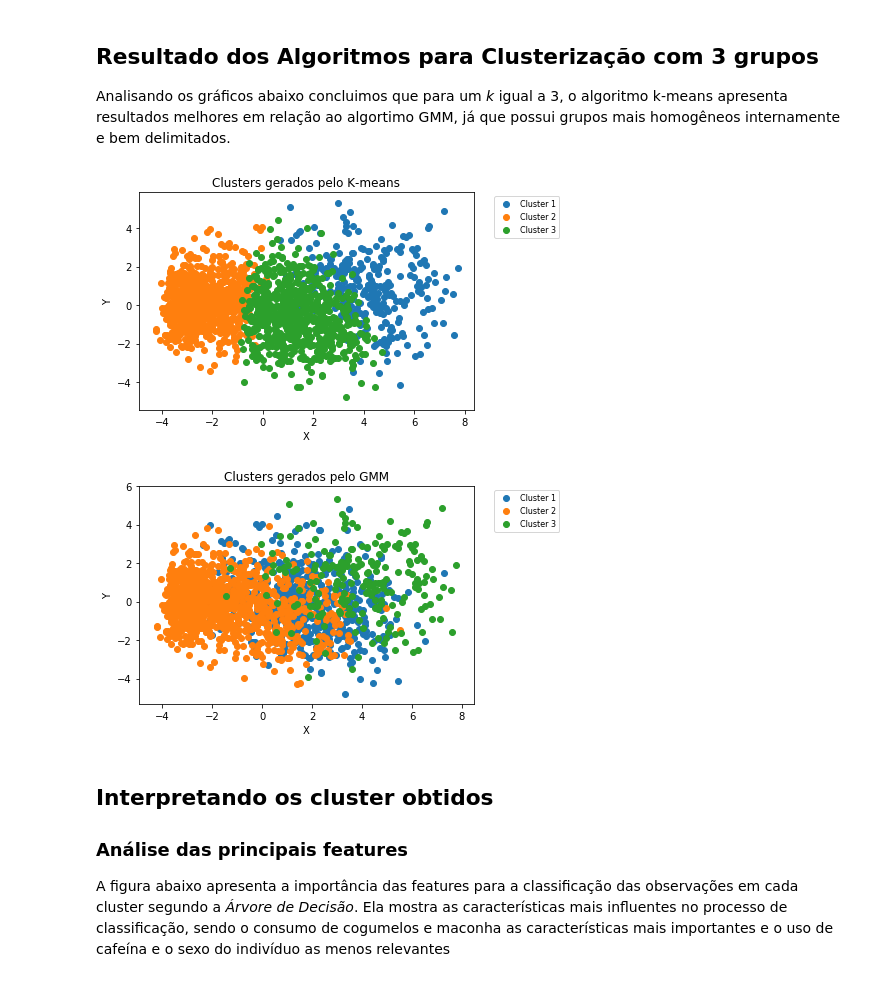
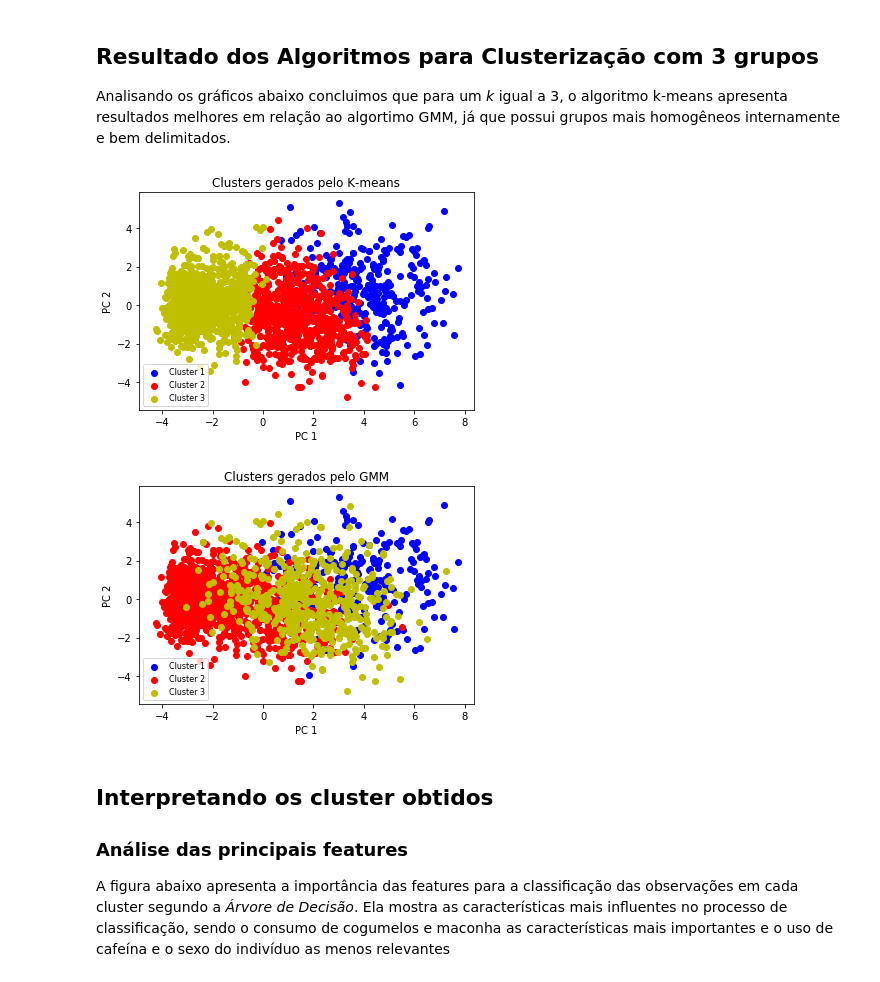
Before and after one commit to assisarthur/drug_consumption, a Jupyter notebook: Drug consumption.ipynb, the cells around one changed output. Saved outputs shown, nothing was run; the diff lists cells and outputs as text; code cells hidden in the pictures.

```diff
--- a/Drug consumption.ipynb
+++ b/Drug consumption.ipynb
@@ -196,46 +203,49 @@ Após analisar as figuras, foi escolhido a quantidade de 3 (**três**) clusters
 
 Analisando os gráficos abaixo concluimos que para um *k* igual a 3, o algoritmo k-means apresenta resultados melhores em relação ao algortimo GMM, já que possui grupos mais homogêneos internamente e bem delimitados.
 # %%
-def plotar_cluster(df_res_algoritmo, nome_algoritmo = "K-means"):
-    # verifica quantos clusters tem
-    qtde_cluster = df_res_algoritmo.Cluster.max()+1
-    plots = []
-    for cluster in range(qtde_cluster):
-        p = plt.scatter(df_res_algoritmo[df_res_algoritmo['Cluster'] == cluster].PC1,
-                        df_res_algoritmo[df_res_algoritmo['Cluster'] == cluster].PC2)
-        plots.append(p)
+def plotar_cluster(res_algoritmo, nome_algoritmo):
+    l0 = plt.scatter(res_algoritmo[res_algoritmo['Cluster'] == 0].PC1,
+                 res_algoritmo[res_algoritmo['Cluster'] == 0].PC2,
+                 marker='o', color='b')
+    l1 = plt.scatter(res_algoritmo[res_algoritmo['Cluster'] == 1].PC1,
+                 res_algoritmo[res_algoritmo['Cluster'] == 1].PC2,
+                 marker='o', color='r')
+    l2 = plt.scatter(res_algoritmo[res_algoritmo['Cluster'] == 2].PC1,
+                 res_algoritmo[res_algoritmo['Cluster'] == 2].PC2,
+                 marker='o', color='y')
 
-    plt.legend(tuple(plots),
-           (tuple(["Cluster {}".format(c) for c in range(1, qtde_cluster+1)])),
-           loc=2, fontsize=8, bbox_to_anchor=(1.05, 1))
-    plt.xlabel("X")
-    plt.ylabel("Y")
+    plt.legend((l0, l1, l2),
+           ('Cluster 1', 'Cluster 2', 'Cluster 3'),
+           loc='lower left',
+           fontsize=8)
+    plt.xlabel("PC 1")
+    plt.ylabel("PC 2")
     plt.title("Clusters gerados pelo "+nome_algoritmo)
     plt.show()
 
 
-kmeans = KMeans(n_clusters=3)
+kmeans = KMeans(n_clusters=3).fit(X)
 kmeans.fit(X)
 gmm = GaussianMixture(n_components=3, covariance_type='full')
 gmm.fit(X)
 
 labels_kmeans = kmeans.predict(X)
 labels_gmm = gmm.predict(X)
 
 #  Reduz a dimensionalidade do problema para plotar
 pca = PCA(n_components=2)
 pca.fit(X)
 pca_X = pca.transform(X)
 
 df_res_kmeans = pd.DataFrame({'PC1': pca_X[:,0], 'PC2': pca_X[:,1], 'Cluster': labels_kmeans})
 df_res_gmm = pd.DataFrame({'PC1': pca_X[:,0], 'PC2': pca_X[:,1], 'Cluster': labels_gmm})
 
 
 plotar_cluster(df_res_kmeans, "K-means")
 plotar_cluster(df_res_gmm, "GMM")
 # %% [output]
-[figure, old version]
+[figure, new version]
-[figure, old version]
+[figure, new version]
 # %% [markdown]
 ## Interpretando os cluster obtidos
 
```
Also changed, not shown: parts of 8 cells of this notebook.
